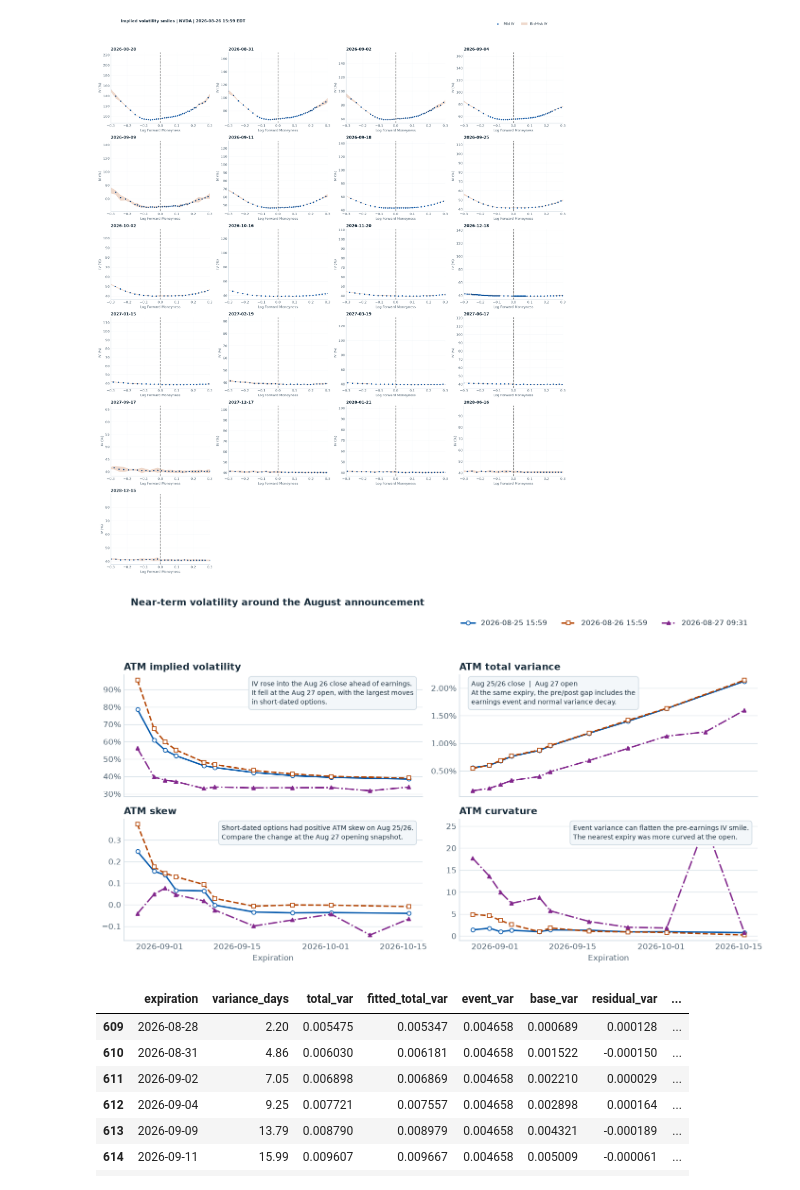
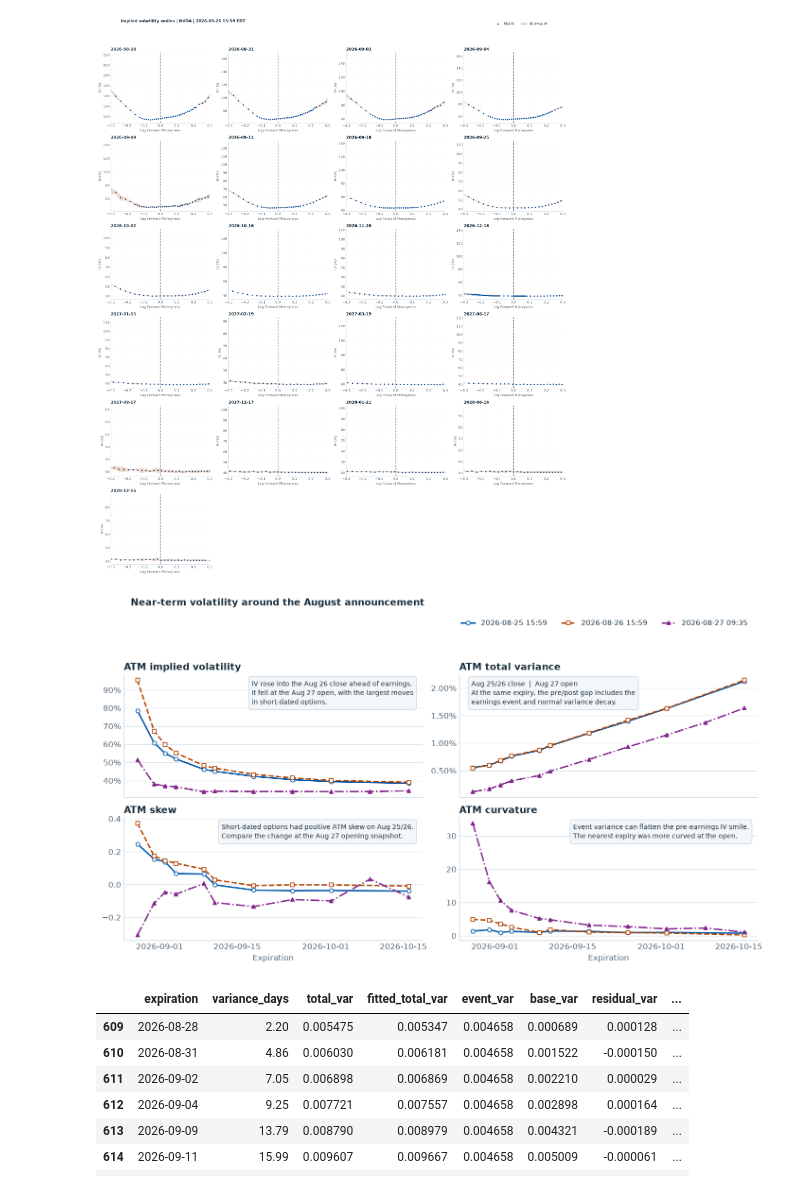
Before and after one commit to tytsai123/event-vol, a Jupyter notebook: notebooks/event-vol.ipynb, the cells around one changed output. Cells and saved outputs as stored; diff of their text form; code cells hidden in the pictures.

```diff
--- a/notebooks/event-vol.ipynb
+++ b/notebooks/event-vol.ipynb
@@ -60,7 +60,7 @@ The pre-earnings snapshots use the last valid close-window quote. The post-earni
 pre_sessions = ("2026-08-25", "2026-08-26")
 post_session = "2026-08-27"
 data_dir = ROOT / "data" / "raw"
-post_snapshot_time = pd.Timestamp(f"{post_session} 09:31", tz="America/New_York")
+post_snapshot_time = pd.Timestamp(f"{post_session} 09:35", tz="America/New_York")
 
 results = {
     date: h.run_pipeline(date, data_dir=data_dir, progress=False)
@@ -194,34 +194,37 @@ chart_notes = [
         "Aug 25/26 close  |  Aug 27 open\n"
         "At the same expiry, the pre/post gap includes the\n"
         "earnings event and normal variance decay.",
     ),
     (
         axes[1, 0], 0.97, "right",
         "Short-dated options had positive ATM skew on Aug 25/26.\n"
         "Compare the change at the Aug 27 opening snapshot.",
     ),
     (
         axes[1, 1], 0.97, "right",
         "Event variance can flatten the pre-earnings IV smile.\n"
         "The nearest expiry was more curved at the open.",
     ),
 ]
 for ax, x, alignment, note in chart_notes:
     ax.text(
         x, 0.96, note, transform=ax.transAxes, ha=alignment, va="top",
         fontsize=8.5, color=ink, linespacing=1.35, multialignment="left",
         bbox={"boxstyle": "round,pad=0.45", "facecolor": "#F3F7FA",
               "edgecolor": "#D1DCE4"},
     )
 
 handles, labels = axes[0, 0].get_legend_handles_labels()
 fig.suptitle("Near-term volatility around the August announcement", x=0.055,
              ha="left", weight="bold")
 fig.legend(handles, labels, loc="upper right", bbox_to_anchor=(0.97, 0.94), ncols=3, fontsize=9)
 fig.tight_layout(rect=(0, 0, 1, 0.88))
 plt.show()
+assert [item.get_text() for item in fig.legends[0].get_texts()] == [
+    "2026-08-25 15:59", "2026-08-26 15:59", "2026-08-27 09:35",
+]
 # %% [output]
-[figure, old version]
+[figure, new version]
 # %%
 
 def build_variance_decomposition_table(
```
Also changed, not shown: parts of 3 cells of this notebook, 7 other files.
